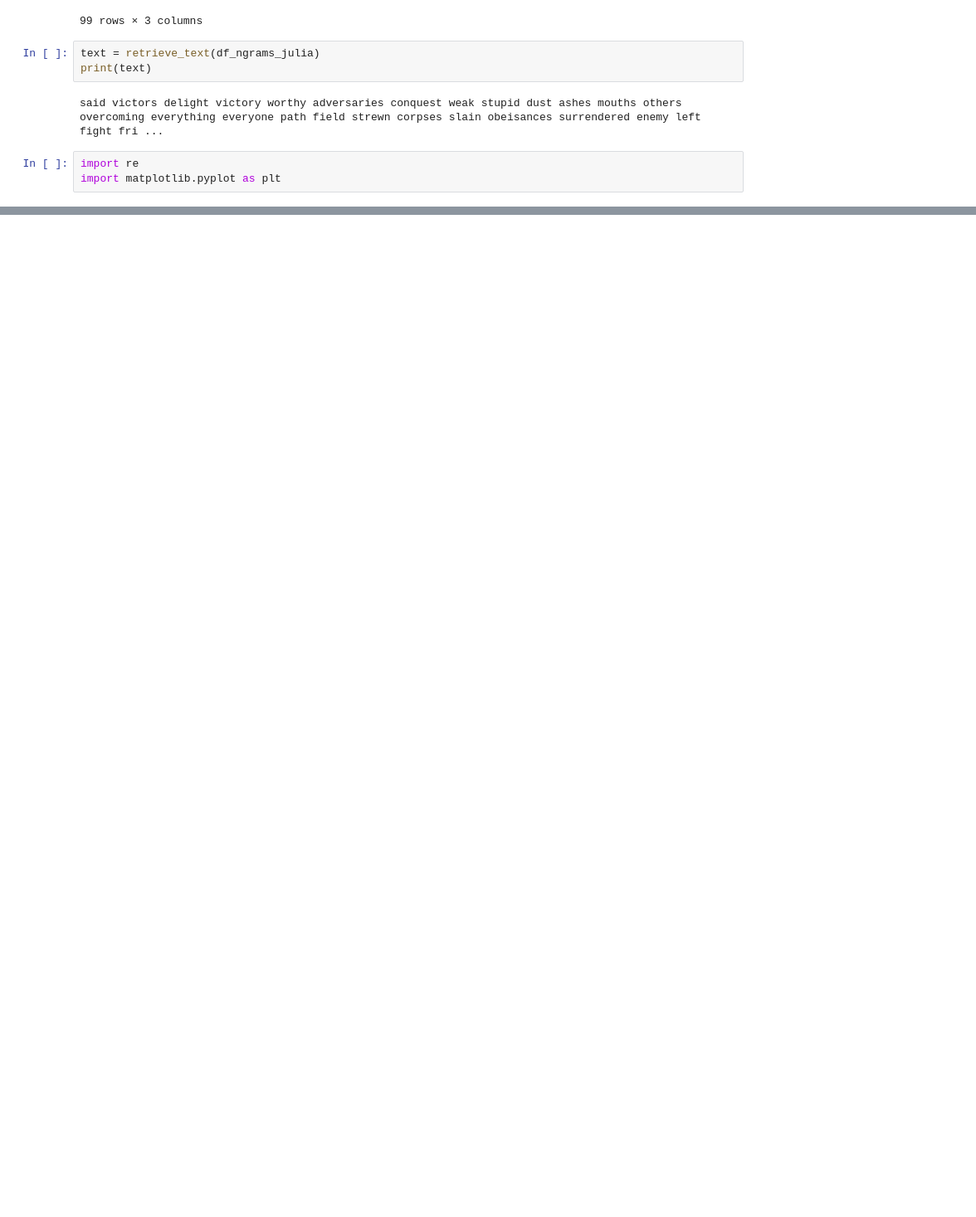
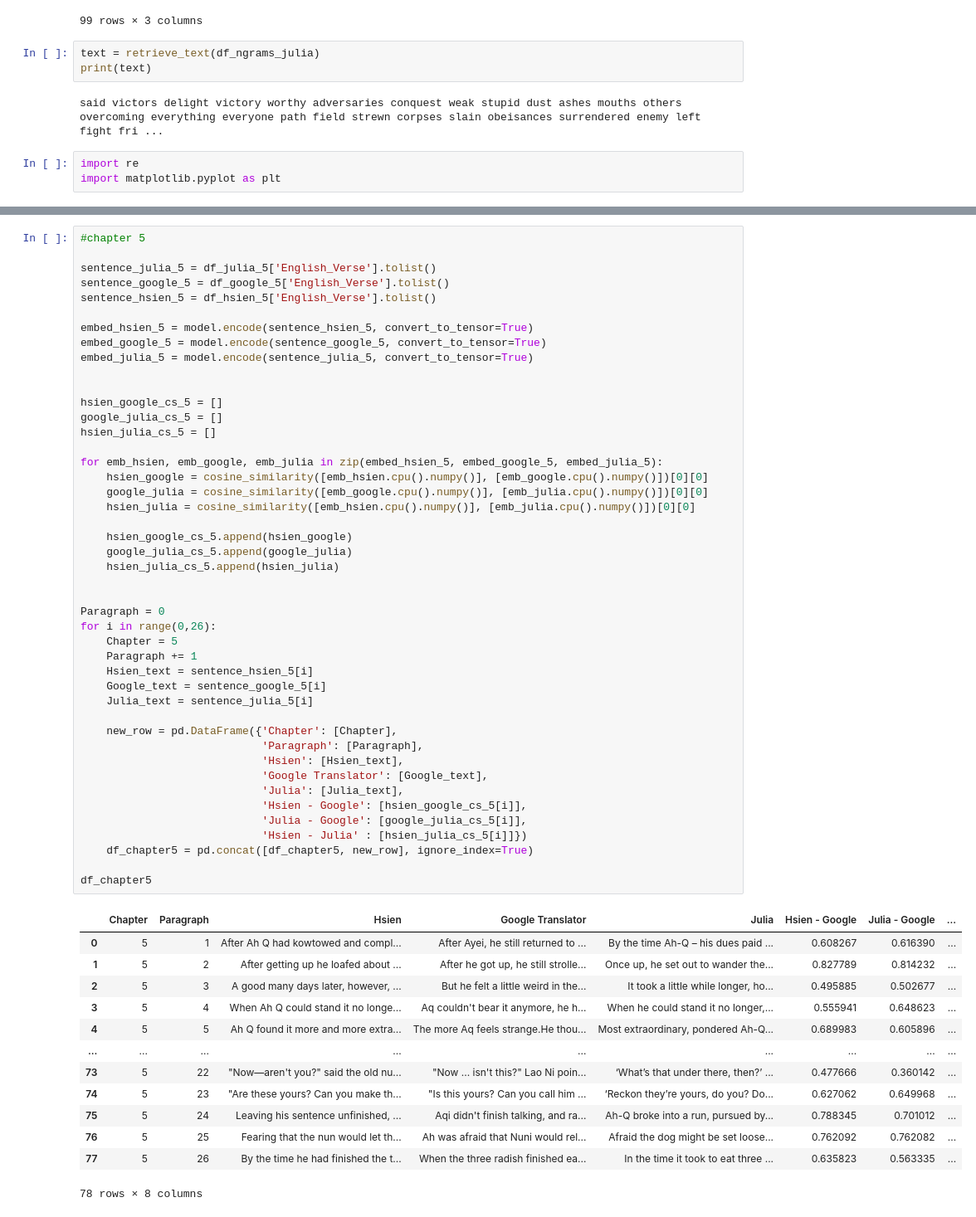
Before and after one commit to sydney-machine-learning/translationanalysis-Mandarin, a Jupyter notebook: jupyter_notebook/semantic_analysis.ipynb, the cells around one changed output, grey strips where cells are left out. Shown at 83% size. Cells and saved outputs as stored; diff of their text form; blank space fills up the shorter version.

```diff
--- a/jupyter_notebook/semantic_analysis.ipynb
+++ b/jupyter_notebook/semantic_analysis.ipynb
@@ -404,0 +470,59 @@ for i in range(0, len(sentences)):
+# %%
+#chapter 5
+
+sentence_julia_5 = df_julia_5['English_Verse'].tolist()
+sentence_google_5 = df_google_5['English_Verse'].tolist()
+sentence_hsien_5 = df_hsien_5['English_Verse'].tolist()
+
+embed_hsien_5 = model.encode(sentence_hsien_5, convert_to_tensor=True)
+embed_google_5 = model.encode(sentence_google_5, convert_to_tensor=True)
+embed_julia_5 = model.encode(sentence_julia_5, convert_to_tensor=True)
+
+
+hsien_google_cs_5 = []
+google_julia_cs_5 = []
+hsien_julia_cs_5 = []
+
+for emb_hsien, emb_google, emb_julia in zip(embed_hsien_5, embed_google_5, embed_julia_5):
+    hsien_google = cosine_similarity([emb_hsien.cpu().numpy()], [emb_google.cpu().numpy()])[0][0]
+    google_julia = cosine_similarity([emb_google.cpu().numpy()], [emb_julia.cpu().numpy()])[0][0]
+    hsien_julia = cosine_similarity([emb_hsien.cpu().numpy()], [emb_julia.cpu().numpy()])[0][0]
+
+    hsien_google_cs_5.append(hsien_google)
+    google_julia_cs_5.append(google_julia)
+    hsien_julia_cs_5.append(hsien_julia)
+
+
+Paragraph = 0
+for i in range(0,26):
+    Chapter = 5
+    Paragraph += 1
+    Hsien_text = sentence_hsien_5[i]
+    Google_text = sentence_google_5[i]
+    Julia_text = sentence_julia_5[i]
+
+    new_row = pd.DataFrame({'Chapter': [Chapter],
+                            'Paragraph': [Paragraph],
+                            'Hsien': [Hsien_text],
+                            'Google Translator': [Google_text],
+                            'Julia': [Julia_text],
+                            'Hsien - Google': [hsien_google_cs_5[i]],
+                            'Julia - Google': [google_julia_cs_5[i]],
+                            'Hsien - Julia' : [hsien_julia_cs_5[i]]})
+    df_chapter5 = pd.concat([df_chapter5, new_row], ignore_index=True)
+
+df_chapter5
+# %% [output]
+|  | Chapter | Paragraph | Hsien | Google Translator | Julia | Hsien - Google | Julia - Google | ... |
+| 0 | 5 | 1 | After Ah Q had kowtowed and compl... | After Ayei, he still returned to ... | By the time Ah-Q – his dues paid ... | 0.608267 | 0.616390 | ... |
+| 1 | 5 | 2 | After getting up he loafed about ... | After he got up, he still strolle... | Once up, he set out to wander the... | 0.827789 | 0.814232 | ... |
+| 2 | 5 | 3 | A good many days later, however, ... | But he felt a little weird in the... | It took a little while longer, ho... | 0.495885 | 0.502677 | ... |
+| 3 | 5 | 4 | When Ah Q could stand it no longe... | Aq couldn't bear it anymore, he h... | When he could stand it no longer,... | 0.555941 | 0.648623 | ... |
+| 4 | 5 | 5 | Ah Q found it more and more extra... | The more Aq feels strange.He thou... | Most extraordinary, pondered Ah-Q... | 0.689983 | 0.605896 | ... |
+| ... | ... | ... | ... | ... | ... | ... | ... | ... |
+| 73 | 5 | 22 | "Now—aren't you?" said the old nu... | "Now ... isn't this?" Lao Ni poin... | ‘What’s that under there, then?’ ... | 0.477666 | 0.360142 | ... |
+| 74 | 5 | 23 | "Are these yours? Can you make th... | "Is this yours? Can you call him ... | ‘Reckon they’re yours, do you? Do... | 0.627062 | 0.649968 | ... |
+| 75 | 5 | 24 | Leaving his sentence unfinished, ... | Aqi didn't finish talking, and ra... | Ah-Q broke into a run, pursued by... | 0.788345 | 0.701012 | ... |
+| 76 | 5 | 25 | Fearing that the nun would let th... | Ah was afraid that Nuni would rel... | Afraid the dog might be set loose... | 0.762092 | 0.762082 | ... |
+| 77 | 5 | 26 | By the time he had finished the t... | When the three radish finished ea... | In the time it took to eat three ... | 0.635823 | 0.563335 | ... |
+78 rows × 8 columns
```
Also changed, not shown: parts of 12 cells of this notebook.
